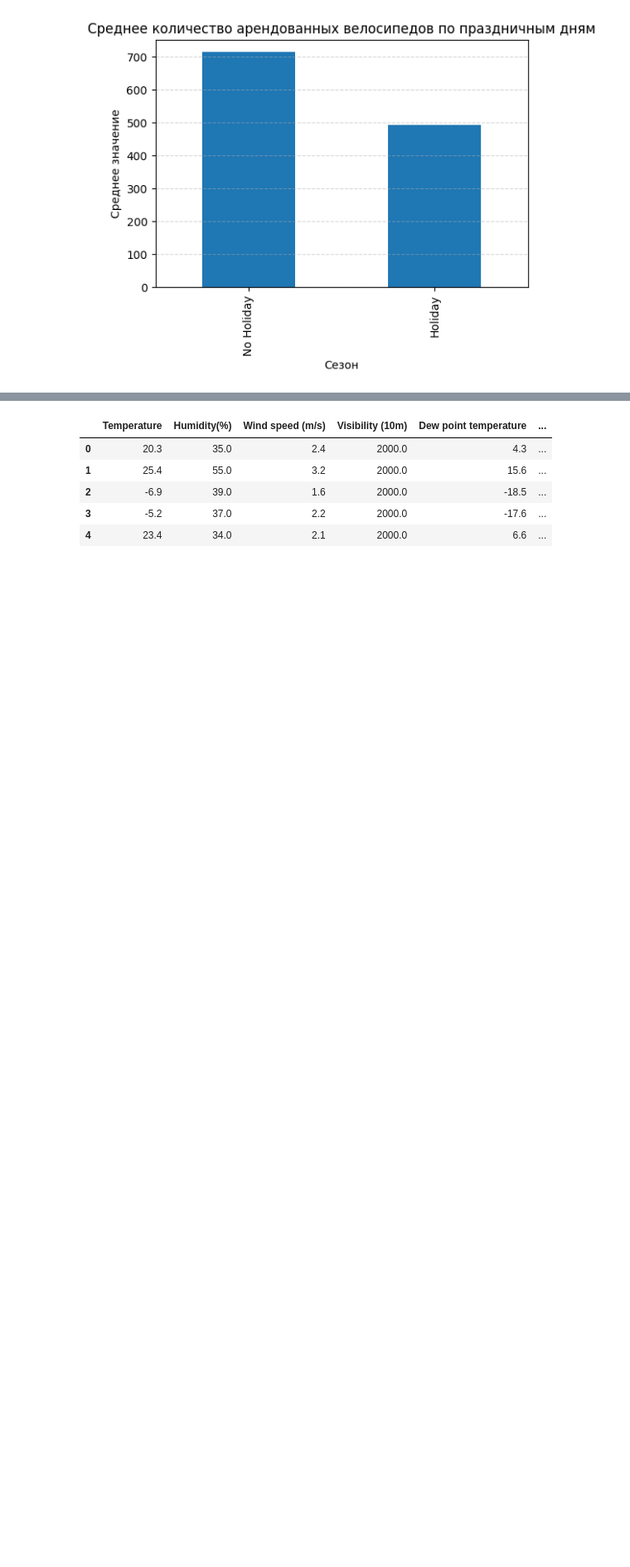
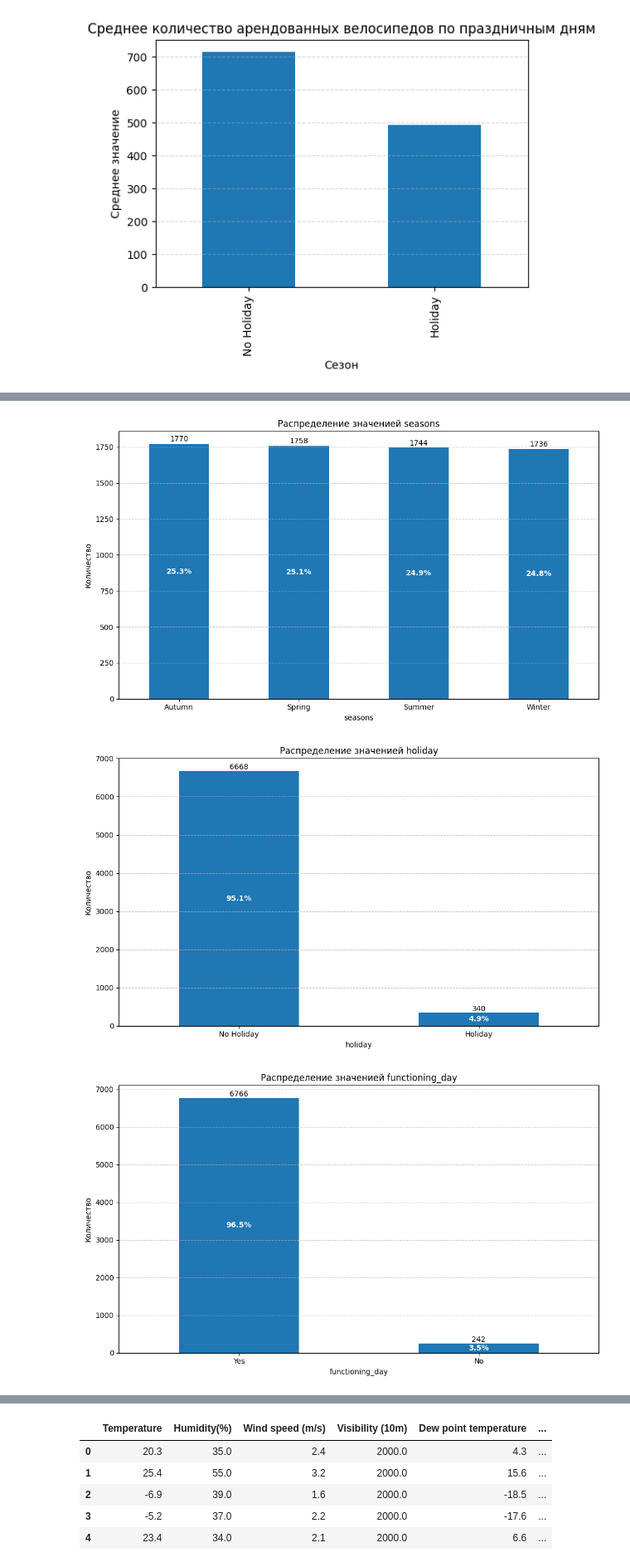
Before and after one commit to TemaQDX/sprint_14_project_bikesouth, a Jupyter notebook: sprint_14_project_bikesouth_Artem_Burov.ipynb, the cells around one changed output, grey strips where cells are left out. Shown at 83% size. Drawn from its saved outputs; the diff is of its cells as text; code cells hidden in the pictures; blank space fills up the shorter version.

```diff
--- a/sprint_14_project_bikesouth_Artem_Burov.ipynb
+++ b/sprint_14_project_bikesouth_Artem_Burov.ipynb
@@ -560,0 +664,7 @@ plt.show()
+# %%
+for feature in categorical_features:
+    plot_bar_chart(df_train_optimized[feature], figsize=(10,6), xlabel=feature, title=f'Распределение значенией {feature}', top_n=10)
+# %% [output]
+[figure, added]
+[figure, added]
+[figure, added]
```
Also changed, not shown: parts of 30 cells of this notebook.
